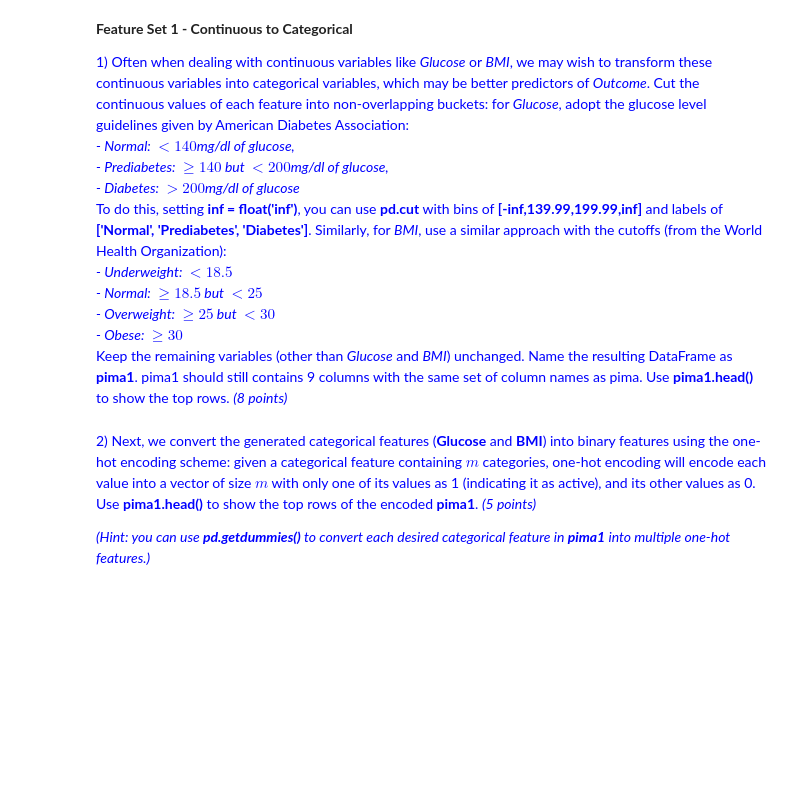
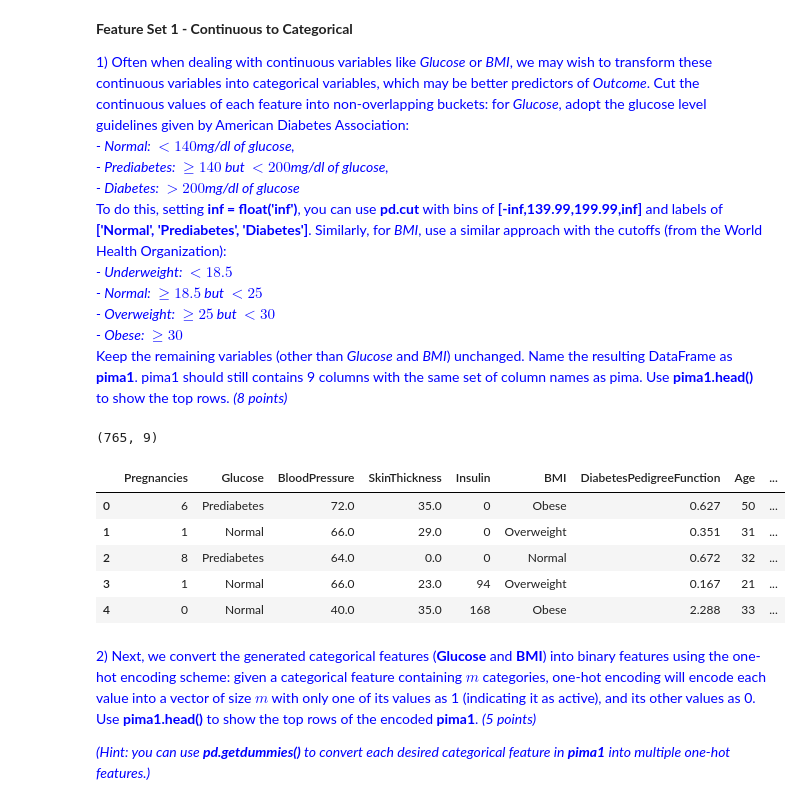
Before and after one commit to Hung86/CS5228_Knowledge-Discovery, a Jupyter notebook: assignment2/assign2.ipynb, the cells around one changed output. Drawn from its saved outputs; the diff is of its cells as text; code cells hidden in the pictures; blank space fills up the shorter version.

```diff
--- a/assignment2/assign2.ipynb
+++ b/assignment2/assign2.ipynb
@@ -107,3 +148,23 @@ pima1.head()
+# %%
+# --- Your code here ---
+
+# --- End of your code ---
+inf = float('inf')
+glucose_categogy = pd.cut(pima.Glucose,bins=[-inf,140,200,inf],
+                          labels=['Normal', 'Prediabetes', 'Diabetes'], right = False)
+bmi_category = pd.cut(pima.BMI,bins=[-inf,18.5,25,30,inf],
+                      labels=['Underweight', 'Normal', 'Overweight', 'Obese'], right = False)
+pima1 = pima.assign(Glucose=glucose_categogy, BMI=bmi_category)
+print(pima1.shape)
+pima1.head()
+# %% [output]
+(765, 9)
+|  | Pregnancies | Glucose | BloodPressure | SkinThickness | Insulin | BMI | DiabetesPedigreeFunction | Age | ... |
+| 0 | 6 | Prediabetes | 72.0 | 35.0 | 0 | Obese | 0.627 | 50 | ... |
+| 1 | 1 | Normal | 66.0 | 29.0 | 0 | Overweight | 0.351 | 31 | ... |
+| 2 | 8 | Prediabetes | 64.0 | 0.0 | 0 | Normal | 0.672 | 32 | ... |
+| 3 | 1 | Normal | 66.0 | 23.0 | 94 | Overweight | 0.167 | 21 | ... |
+| 4 | 0 | Normal | 40.0 | 35.0 | 168 | Obese | 2.288 | 33 | ... |
 # %% [markdown]
 <span style="color:blue">2) Next, we convert the generated categorical features (**Glucose** and **BMI**) into binary features using the one-hot encoding scheme: given a categorical feature containing $m$ categories, one-hot encoding will encode each value into a vector of size $m$ with only one of its values as 1 (indicating it as active), and its other values as 0. Use **pima1.head()** to show the top rows of the encoded **pima1**. *(5 points)*</span>
 
```
Also changed, not shown: parts of 17 cells of this notebook.
